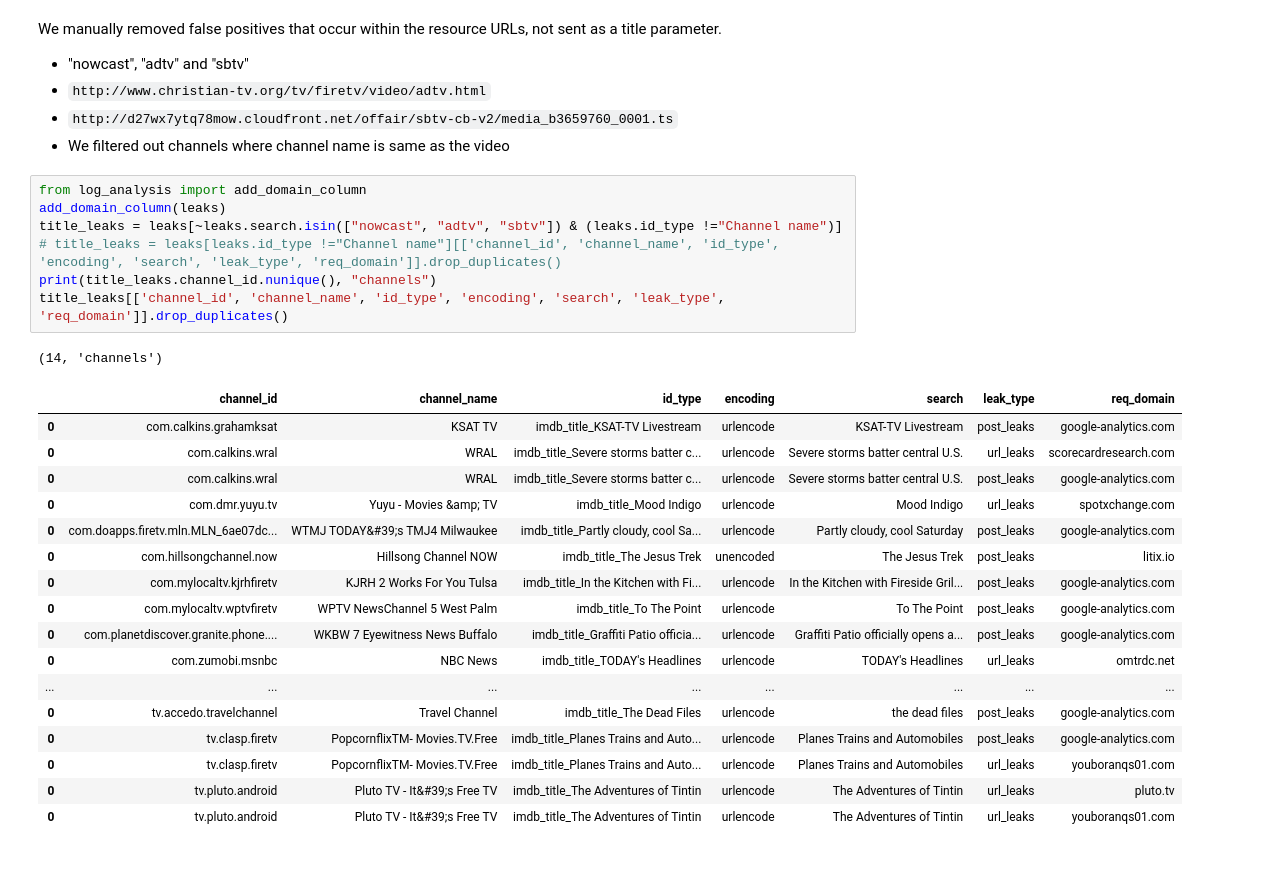
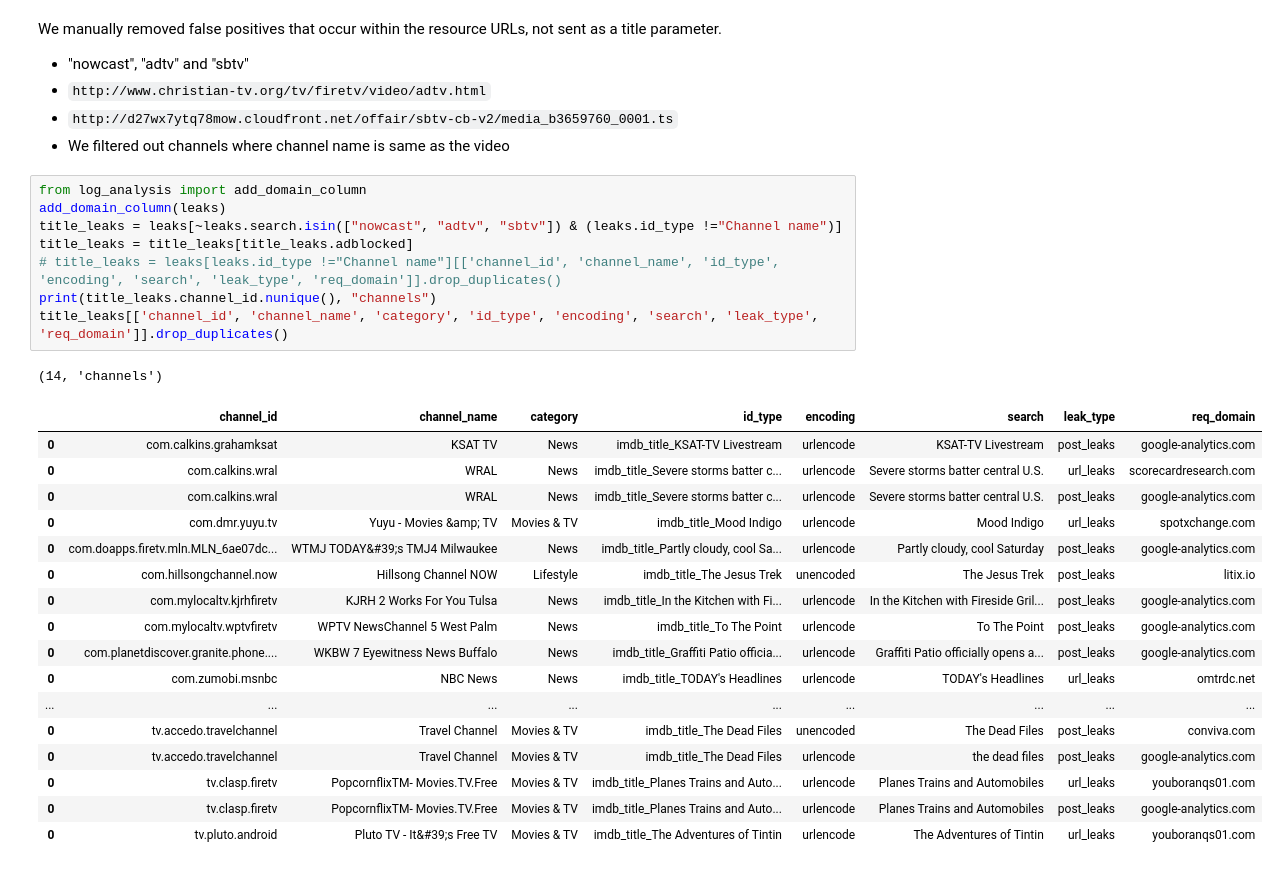
Before and after one commit to citp/ott-tracking, a Jupyter notebook: src/analysis/notebooks/Title-Leak-Detection-Amazon.ipynb, the cells around one changed output. Drawn from its saved outputs; the diff is of its cells as text.

Commit message:
Update title leak detection table.

```diff
--- a/src/analysis/notebooks/Title-Leak-Detection-Amazon.ipynb
+++ b/src/analysis/notebooks/Title-Leak-Detection-Amazon.ipynb
@@ -25,29 +25,30 @@ We manually removed false positives that occur within the resource URLs, not sen
 # %%
 from log_analysis import add_domain_column
 add_domain_column(leaks)
 title_leaks = leaks[~leaks.search.isin(["nowcast", "adtv", "sbtv"]) & (leaks.id_type !="Channel name")]
+title_leaks = title_leaks[title_leaks.adblocked]
 # title_leaks = leaks[leaks.id_type !="Channel name"][['channel_id', 'channel_name', 'id_type', 'encoding', 'search', 'leak_type', 'req_domain']].drop_duplicates()
 print(title_leaks.channel_id.nunique(), "channels")
-title_leaks[['channel_id', 'channel_name', 'id_type', 'encoding', 'search', 'leak_type', 'req_domain']].drop_duplicates()
+title_leaks[['channel_id', 'channel_name', 'category', 'id_type', 'encoding', 'search', 'leak_type', 'req_domain']].drop_duplicates()
 # %% [output]
 (14, 'channels')
-|  | channel_id | channel_name | id_type | encoding | search | leak_type | req_domain |
-| 0 | com.calkins.grahamksat | KSAT TV | imdb_title_KSAT-TV Livestream | urlencode | KSAT-TV Livestream | post_leaks | google-analytics.com |
-| 0 | com.calkins.wral | WRAL | imdb_title_Severe storms batter c... | urlencode | Severe storms batter central U.S. | url_leaks | scorecardresearch.com |
-| 0 | com.calkins.wral | WRAL | imdb_title_Severe storms batter c... | urlencode | Severe storms batter central U.S. | post_leaks | google-analytics.com |
-| 0 | com.dmr.yuyu.tv | Yuyu - Movies &amp; TV | imdb_title_Mood Indigo | urlencode | Mood Indigo | url_leaks | spotxchange.com |
-| 0 | com.doapps.firetv.mln.MLN_6ae07dc... | WTMJ TODAY&#39;s TMJ4 Milwaukee | imdb_title_Partly cloudy, cool Sa... | urlencode | Partly cloudy, cool Saturday | post_leaks | google-analytics.com |
-| 0 | com.hillsongchannel.now | Hillsong Channel NOW | imdb_title_The Jesus Trek | unencoded | The Jesus Trek | post_leaks | litix.io |
-| 0 | com.mylocaltv.kjrhfiretv | KJRH 2 Works For You Tulsa | imdb_title_In the Kitchen with Fi... | urlencode | In the Kitchen with Fireside Gril... | post_leaks | google-analytics.com |
-| 0 | com.mylocaltv.wptvfiretv | WPTV NewsChannel 5 West Palm | imdb_title_To The Point | urlencode | To The Point | post_leaks | google-analytics.com |
-| 0 | com.planetdiscover.granite.phone.... | WKBW 7 Eyewitness News Buffalo | imdb_title_Graffiti Patio officia... | urlencode | Graffiti Patio officially opens a... | post_leaks | google-analytics.com |
-| 0 | com.zumobi.msnbc | NBC News | imdb_title_TODAY's Headlines | urlencode | TODAY's Headlines | url_leaks | omtrdc.net |
-| ... | ... | ... | ... | ... | ... | ... | ... |
-| 0 | tv.accedo.travelchannel | Travel Channel | imdb_title_The Dead Files | urlencode | the dead files | post_leaks | google-analytics.com |
-| 0 | tv.clasp.firetv | PopcornflixTM- Movies.TV.Free | imdb_title_Planes Trains and Auto... | urlencode | Planes Trains and Automobiles | post_leaks | google-analytics.com |
-| 0 | tv.clasp.firetv | PopcornflixTM- Movies.TV.Free | imdb_title_Planes Trains and Auto... | urlencode | Planes Trains and Automobiles | url_leaks | youboranqs01.com |
-| 0 | tv.pluto.android | Pluto TV - It&#39;s Free TV | imdb_title_The Adventures of Tintin | urlencode | The Adventures of Tintin | url_leaks | pluto.tv |
-| 0 | tv.pluto.android | Pluto TV - It&#39;s Free TV | imdb_title_The Adventures of Tintin | urlencode | The Adventures of Tintin | url_leaks | youboranqs01.com |
+|  | channel_id | channel_name | category | id_type | encoding | search | leak_type | req_domain |
+| 0 | com.calkins.grahamksat | KSAT TV | News | imdb_title_KSAT-TV Livestream | urlencode | KSAT-TV Livestream | post_leaks | google-analytics.com |
+| 0 | com.calkins.wral | WRAL | News | imdb_title_Severe storms batter c... | urlencode | Severe storms batter central U.S. | url_leaks | scorecardresearch.com |
+| 0 | com.calkins.wral | WRAL | News | imdb_title_Severe storms batter c... | urlencode | Severe storms batter central U.S. | post_leaks | google-analytics.com |
+| 0 | com.dmr.yuyu.tv | Yuyu - Movies &amp; TV | Movies & TV | imdb_title_Mood Indigo | urlencode | Mood Indigo | url_leaks | spotxchange.com |
+| 0 | com.doapps.firetv.mln.MLN_6ae07dc... | WTMJ TODAY&#39;s TMJ4 Milwaukee | News | imdb_title_Partly cloudy, cool Sa... | urlencode | Partly cloudy, cool Saturday | post_leaks | google-analytics.com |
+| 0 | com.hillsongchannel.now | Hillsong Channel NOW | Lifestyle | imdb_title_The Jesus Trek | unencoded | The Jesus Trek | post_leaks | litix.io |
+| 0 | com.mylocaltv.kjrhfiretv | KJRH 2 Works For You Tulsa | News | imdb_title_In the Kitchen with Fi... | urlencode | In the Kitchen with Fireside Gril... | post_leaks | google-analytics.com |
+| 0 | com.mylocaltv.wptvfiretv | WPTV NewsChannel 5 West Palm | News | imdb_title_To The Point | urlencode | To The Point | post_leaks | google-analytics.com |
+| 0 | com.planetdiscover.granite.phone.... | WKBW 7 Eyewitness News Buffalo | News | imdb_title_Graffiti Patio officia... | urlencode | Graffiti Patio officially opens a... | post_leaks | google-analytics.com |
+| 0 | com.zumobi.msnbc | NBC News | News | imdb_title_TODAY's Headlines | urlencode | TODAY's Headlines | url_leaks | omtrdc.net |
+| ... | ... | ... | ... | ... | ... | ... | ... | ... |
+| 0 | tv.accedo.travelchannel | Travel Channel | Movies & TV | imdb_title_The Dead Files | unencoded | The Dead Files | post_leaks | conviva.com |
+| 0 | tv.accedo.travelchannel | Travel Channel | Movies & TV | imdb_title_The Dead Files | urlencode | the dead files | post_leaks | google-analytics.com |
+| 0 | tv.clasp.firetv | PopcornflixTM- Movies.TV.Free | Movies & TV | imdb_title_Planes Trains and Auto... | urlencode | Planes Trains and Automobiles | url_leaks | youboranqs01.com |
+| 0 | tv.clasp.firetv | PopcornflixTM- Movies.TV.Free | Movies & TV | imdb_title_Planes Trains and Auto... | urlencode | Planes Trains and Automobiles | post_leaks | google-analytics.com |
+| 0 | tv.pluto.android | Pluto TV - It&#39;s Free TV | Movies & TV | imdb_title_The Adventures of Tintin | urlencode | The Adventures of Tintin | url_leaks | youboranqs01.com |
 # %%
 from nb_utils import make_latex_table
 print(make_latex_table(title_leaks[['channel_name', 'search', 'req_domain']].drop_duplicates(),
```
Also changed, not shown: parts of 6 cells of this notebook.
